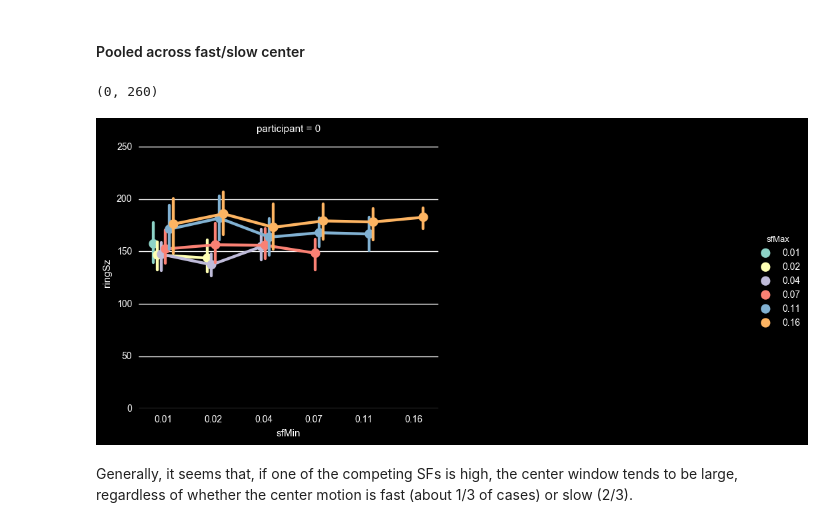
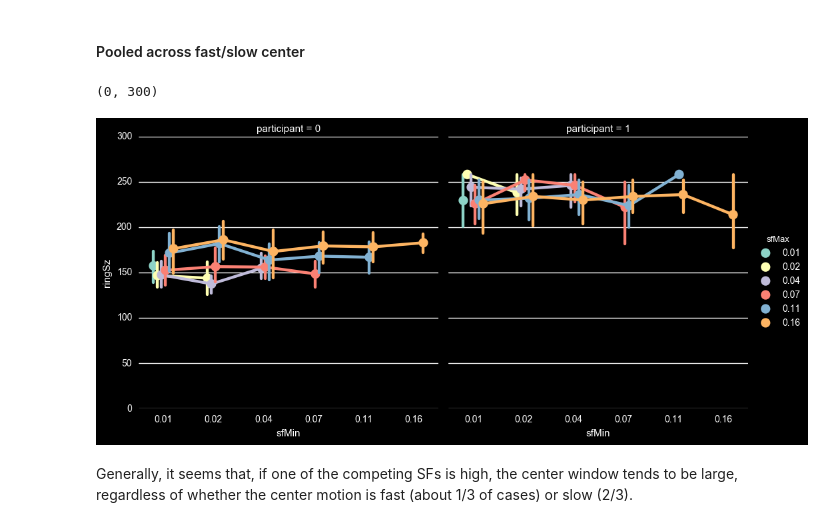
Before and after one commit to egorananyev/mc, a Jupyter notebook: analysis/mcEcc_ct-sfXv.ipynb, the cells around one changed output. Cells and saved outputs as stored; diff of their text form; code cells hidden in the pictures.

```diff
--- a/analysis/mcEcc_ct-sfXv.ipynb
+++ b/analysis/mcEcc_ct-sfXv.ipynb
@@ -116,10 +118,10 @@ Interesting pattern: if two low frequencies are competing, matching them will re
 # %%
 g = sns.factorplot(x='sfMin', y='ringSz', hue='sfMax', col='participant', col_wrap=2, ci=95,
                    n_boot=200, dodge=.4, data=ds, size=5)
-plt.ylim(0,260)
+plt.ylim(0,300)
 # %% [output]
-(0, 260)
+(0, 300)
-[figure, old version]
+[figure, new version]
 # %% [markdown]
 Generally, it seems that, if one of the competing SFs is high, the center window tends to be large, regardless of whether the center motion is fast (about 1/3 of cases) or slow (2/3).
 # %% [markdown]
```
Also changed, not shown: parts of 5 cells of this notebook, 2 other files.
